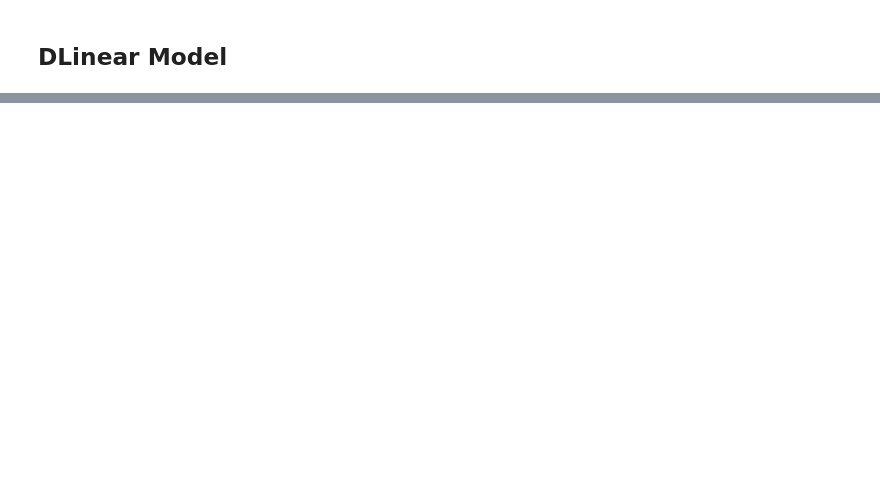
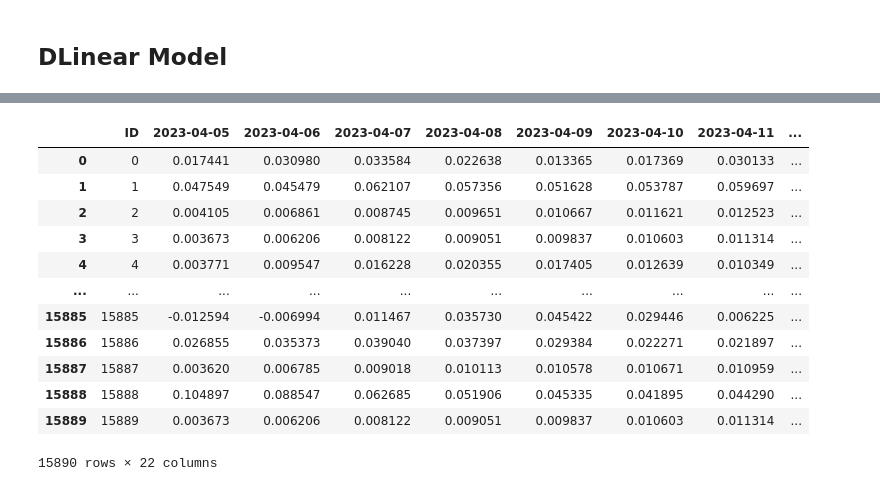
Before and after one commit to A1R-3112/DL_aimer, a Jupyter notebook: Dlinear.ipynb, the cells around one changed output, grey strips where cells are left out. Cells and saved outputs as stored; diff of their text form; code cells hidden in the pictures; blank space fills up the shorter version.

Commit message:
feature engineer + Dlinear

```diff
--- a/Dlinear.ipynb
+++ b/Dlinear.ipynb
@@ -142,0 +566,18 @@ class Model(nn.Module):
+# %%
+train_loss_li = []
+val_loss_li = []
+test_loss_li = []
+epoch = 10
+lr = 1e-6
+
+DLinear_model = DLinear(
+    window_size = CFG['TRAIN_WINDOW_SIZE'],
+    forcast_size=CFG['PREDICT_SIZE'],
+    kernel_size = 25,
+    individual = False,
+    feature_size = train_dataset.X.shape[2]
+).to(device)
+
+criterion = nn.MSELoss()
+optimizer = torch.optim.Adam(DLinear_model.parameters(), lr = lr)
+best_loss = 9999999
@@ -142,0 +650,3 @@ class Model(nn.Module):
+# %%
+test_dataset = CustomDataset(test_input, None)
+test_loader = DataLoader(test_dataset, batch_size = CFG['BATCH_SIZE'], shuffle=False, num_workers=0)
@@ -142,0 +655,12 @@ class Model(nn.Module):
+# %%
+predictions = []
+
+with torch.no_grad():
+    for X in tqdm(iter(test_loader)):
+        X = X.to(device)
+
+        output = DLinear_model(X)
+        # 모델 출력인 output을 CPU로 이동하고 numpy 배열로 변환
+        output = output.cpu().numpy()
+
+        predictions.extend(output)
@@ -142,0 +683,19 @@ class Model(nn.Module):
+# %%
+prediction = np.array(predictions)
+
+submit = pd.read_csv(PATH + '/sample_submission.csv') # submit은 15690개 상품 / 예측은 15682개 상품
+submit.iloc[:, 1:] = prediction
+# %% [output]
+|  | ID | 2023-04-05 | 2023-04-06 | 2023-04-07 | 2023-04-08 | 2023-04-09 | 2023-04-10 | 2023-04-11 | ... |
+| 0 | 0 | 0.017441 | 0.030980 | 0.033584 | 0.022638 | 0.013365 | 0.017369 | 0.030133 | ... |
+| 1 | 1 | 0.047549 | 0.045479 | 0.062107 | 0.057356 | 0.051628 | 0.053787 | 0.059697 | ... |
+| 2 | 2 | 0.004105 | 0.006861 | 0.008745 | 0.009651 | 0.010667 | 0.011621 | 0.012523 | ... |
+| 3 | 3 | 0.003673 | 0.006206 | 0.008122 | 0.009051 | 0.009837 | 0.010603 | 0.011314 | ... |
+| 4 | 4 | 0.003771 | 0.009547 | 0.016228 | 0.020355 | 0.017405 | 0.012639 | 0.010349 | ... |
+| ... | ... | ... | ... | ... | ... | ... | ... | ... | ... |
+| 15885 | 15885 | -0.012594 | -0.006994 | 0.011467 | 0.035730 | 0.045422 | 0.029446 | 0.006225 | ... |
+| 15886 | 15886 | 0.026855 | 0.035373 | 0.039040 | 0.037397 | 0.029384 | 0.022271 | 0.021897 | ... |
+| 15887 | 15887 | 0.003620 | 0.006785 | 0.009018 | 0.010113 | 0.010578 | 0.010671 | 0.010959 | ... |
+| 15888 | 15888 | 0.104897 | 0.088547 | 0.062685 | 0.051906 | 0.045335 | 0.041895 | 0.044290 | ... |
+| 15889 | 15889 | 0.003673 | 0.006206 | 0.008122 | 0.009051 | 0.009837 | 0.010603 | 0.011314 | ... |
+15890 rows × 22 columns
```
Also changed, not shown: parts of 43 cells of this notebook, 5 other files.
